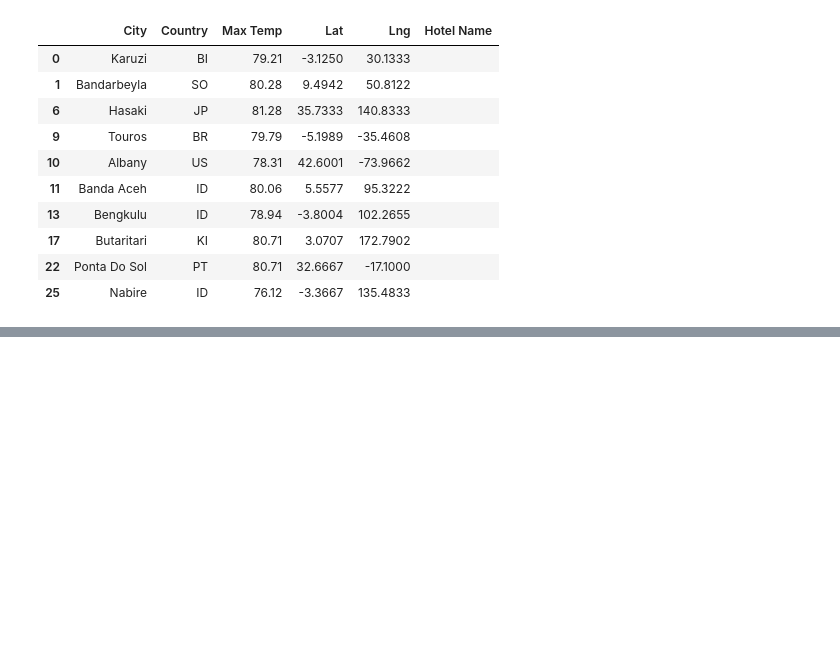
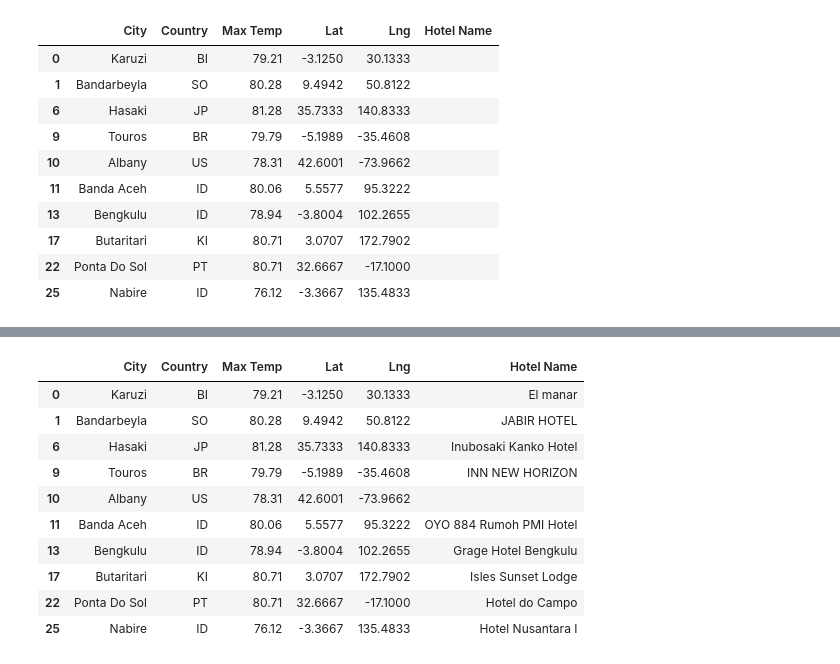
Before and after one commit to scottwesley31/World_Weather_Analysis, a Jupyter notebook: VacationPy.ipynb, the cells around one changed output, grey strips where cells are left out. Cells and saved outputs as stored; diff of their text form; code cells hidden in the pictures; blank space fills up the shorter version.

Commit message:
Working through 6.5.4

```diff
--- a/VacationPy.ipynb
+++ b/VacationPy.ipynb
@@ -284,3 +284,25 @@ params = {
     "type": "lodging",
     "key": g_key
 }
+# %%
+# Iterate through the DataFrame.
+for index, row in hotel_df.iterrows():
+
+    # Get the latitude and longitude.
+    lat = row["Lat"]
+    lng = row["Lng"]
+
+    # Add the latitude and longitude to location key for the params dictionary.
+    params["location"] = f"{lat},{lng}"
+
+    # Use the search term: "lodging" and our latitude and longitude.
+    base_url = "https://maps.googleapis.com/maps/api/place/nearbysearch/json"
+
+    # Make request and get the JSON data from the search.
+    hotels = requests.get(base_url, params=params).json()
+
+    # Grab the first hotel from the results and store the name.
+    try:
+        hotel_df.loc[index, "Hotel Name"] = hotels["results"][0]["name"]
+    except (IndexError):
+        print("Hotel not found... skipping.")
@@ -286,0 +326,15 @@ params = {
+# %%
+# View the first 10 rows of the hotel_df now that hotel names have been added.
+hotel_df.head(10)
+# %% [output]
+|  | City | Country | Max Temp | Lat | Lng | Hotel Name |
+| 0 | Karuzi | BI | 79.21 | -3.1250 | 30.1333 | El manar |
+| 1 | Bandarbeyla | SO | 80.28 | 9.4942 | 50.8122 | JABIR HOTEL |
+| 6 | Hasaki | JP | 81.28 | 35.7333 | 140.8333 | Inubosaki Kanko Hotel |
+| 9 | Touros | BR | 79.79 | -5.1989 | -35.4608 | INN NEW HORIZON |
+| 10 | Albany | US | 78.31 | 42.6001 | -73.9662 |  |
+| 11 | Banda Aceh | ID | 80.06 | 5.5577 | 95.3222 | OYO 884 Rumoh PMI Hotel |
+| 13 | Bengkulu | ID | 78.94 | -3.8004 | 102.2655 | Grage Hotel Bengkulu |
+| 17 | Butaritari | KI | 80.71 | 3.0707 | 172.7902 | Isles Sunset Lodge |
+| 22 | Ponta Do Sol | PT | 80.71 | 32.6667 | -17.1000 | Hotel do Campo |
+| 25 | Nabire | ID | 76.12 | -3.3667 | 135.4833 | Hotel Nusantara I |
```
Also changed, not shown: parts of 3 cells of this notebook.
